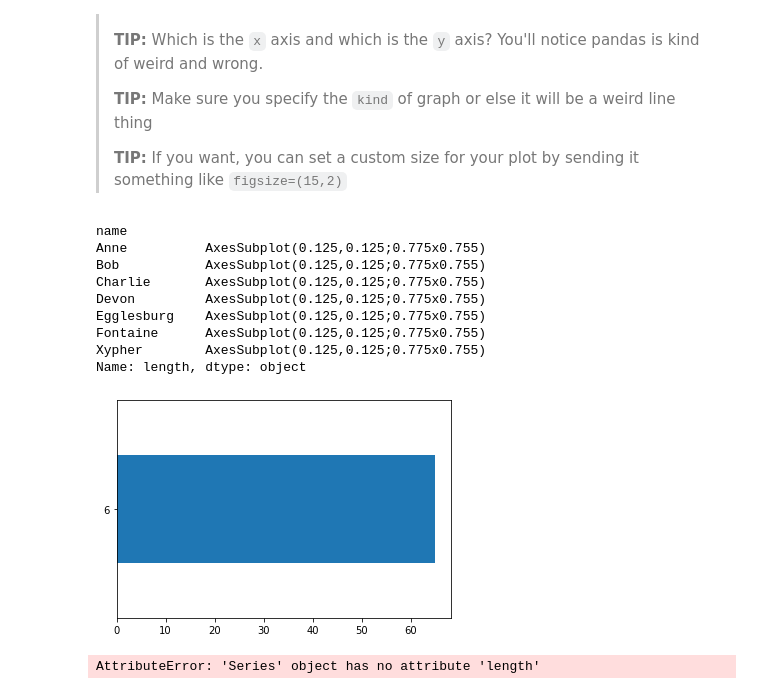
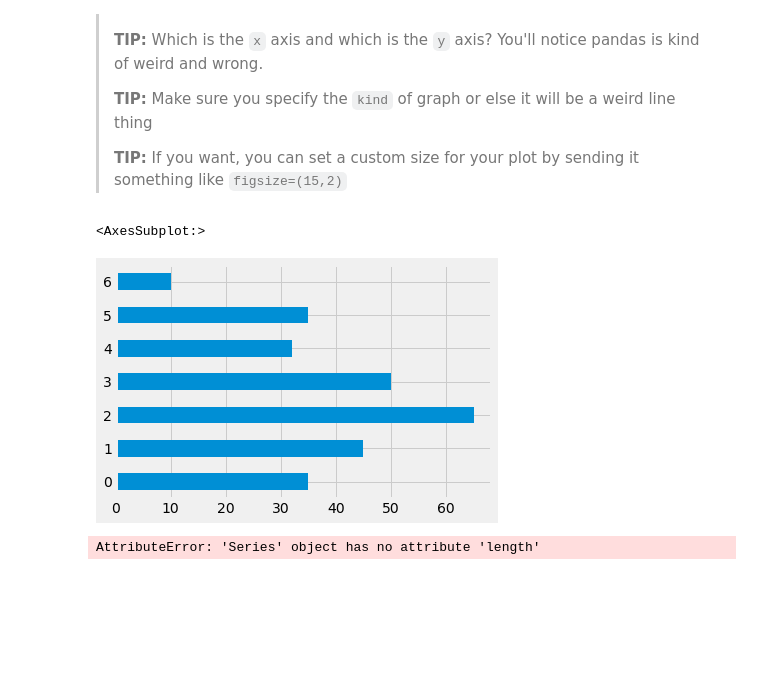
Before and after one commit to EMendy/Homework-5-animals, a Jupyter notebook: 01-Animals_Mendenhall.ipynb, the cells around one changed output. Saved outputs shown, nothing was run; the diff lists cells and outputs as text; code cells hidden in the pictures; blank space fills up the shorter version.

```diff
--- a/01-Animals_Mendenhall.ipynb
+++ b/01-Animals_Mendenhall.ipynb
@@ -225,20 +216,12 @@ Name: length, dtype: int64
 >
 > **TIP:** If you want, you can set a custom size for your plot by sending it something like `figsize=(15,2)`
 # %%
-df.groupby(by='name').length.plot(kind='barh')
+df.length.plot.barh( x= 'length', y = 'name')
 
-#hmmmm I am not sure how this is different than the example that we had in class. Why are the names counted rather than listed as the X axis?
+#hmmmm I am not sure how this is different than the example that we had in class. Why are the names counted rather than listed as the y axis?
 # %% [output]
-name
-Anne          AxesSubplot(0.125,0.125;0.775x0.755)
-Bob           AxesSubplot(0.125,0.125;0.775x0.755)
-Charlie       AxesSubplot(0.125,0.125;0.775x0.755)
-Devon         AxesSubplot(0.125,0.125;0.775x0.755)
-Egglesburg    AxesSubplot(0.125,0.125;0.775x0.755)
-Fontaine      AxesSubplot(0.125,0.125;0.775x0.755)
-Xypher        AxesSubplot(0.125,0.125;0.775x0.755)
-Name: length, dtype: object
+<AxesSubplot:>
-[figure, old version]
+[figure, new version]
 # %%
 df.name.length.plot(kind='barh')
 #still not sure
```
Also changed, not shown: parts of 8 cells of this notebook, 1 other file.
